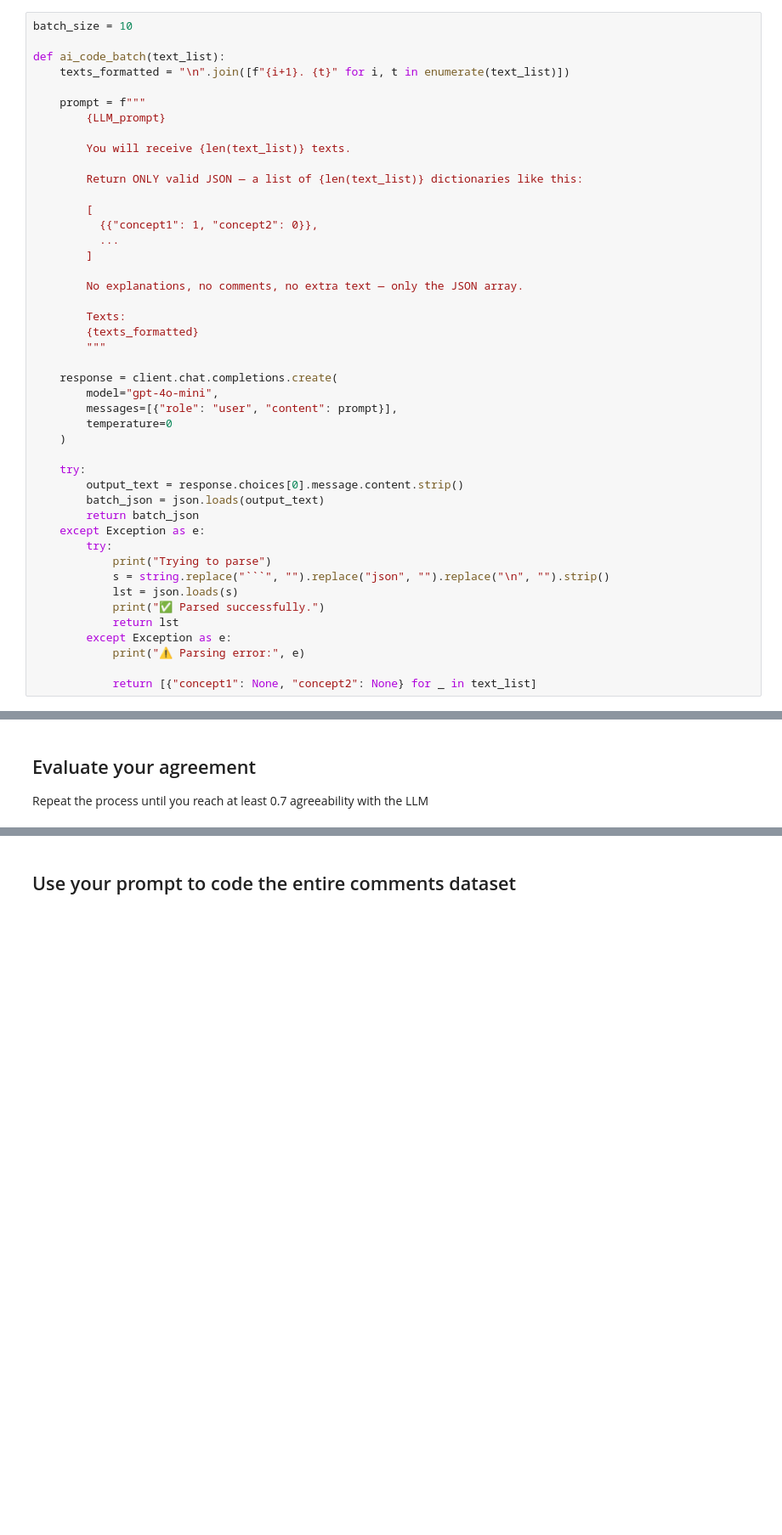
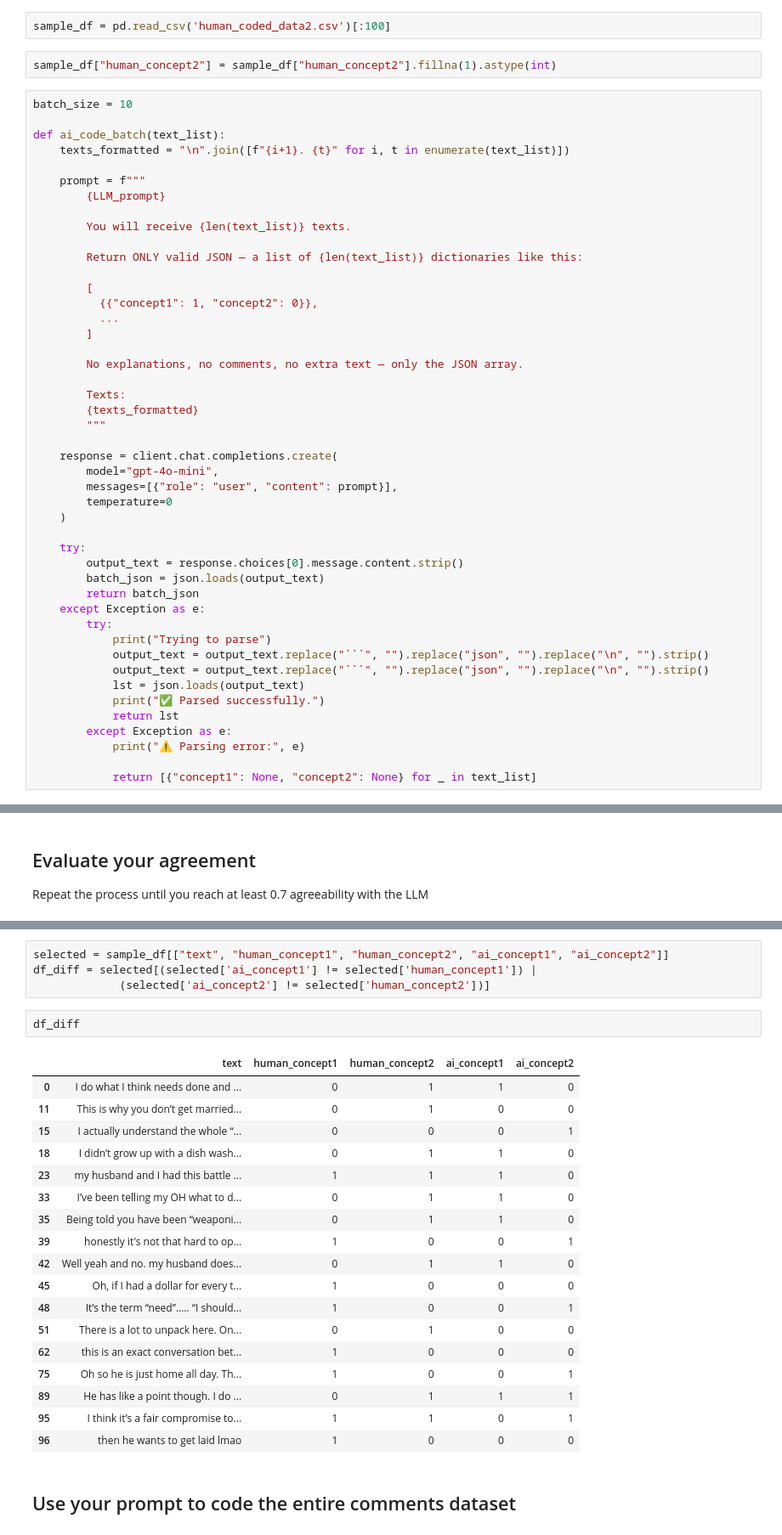
Before and after one commit to praachic/TikTok-Task, a Jupyter notebook: 01_tiktok_task.ipynb, the cells around one changed output, grey strips where cells are left out. Shown at 85% size. Drawn from its saved outputs; the diff is of its cells as text; blank space fills up the shorter version.

````diff
--- a/01_tiktok_task.ipynb
+++ b/01_tiktok_task.ipynb
@@ -228,3 +411,7 @@ sample_df = df.sample(n=100,random_state = 11).reset_index(drop=True)
+# %%
+sample_df = pd.read_csv('human_coded_data2.csv')[:100]
+# %%
+sample_df["human_concept2"] = sample_df["human_concept2"].fillna(1).astype(int)
 # %%
 batch_size = 10
 
@@ -262,8 +449,9 @@ def ai_code_batch(text_list):
     except Exception as e:
         try:
             print("Trying to parse")
-            s = string.replace("```", "").replace("json", "").replace("\n", "").strip()
-            lst = json.loads(s)
+            output_text = output_text.replace("```", "").replace("json", "").replace("\n", "").strip()
+            output_text = output_text.replace("```", "").replace("json", "").replace("\n", "").strip()
+            lst = json.loads(output_text)
             print("✅ Parsed successfully.")
             return lst
         except Exception as e:
@@ -347,3 +515,28 @@ Krippendorff’s Alpha between Human and AI:
+# %%
+selected = sample_df[["text", "human_concept1", "human_concept2", "ai_concept1", "ai_concept2"]]
+df_diff = selected[(selected['ai_concept1'] != selected['human_concept1']) |
+             (selected['ai_concept2'] != selected['human_concept2'])]
+# %%
+df_diff
+# %% [output]
+|  | text | human_concept1 | human_concept2 | ai_concept1 | ai_concept2 |
+| 0 | I do what I think needs done and ... | 0 | 1 | 1 | 0 |
+| 11 | This is why you don’t get married... | 0 | 1 | 0 | 0 |
+| 15 | I actually understand the whole “... | 0 | 0 | 0 | 1 |
+| 18 | I didn’t grow up with a dish wash... | 0 | 1 | 1 | 0 |
+| 23 | my husband and I had this battle ... | 1 | 1 | 1 | 0 |
+| 33 | I’ve been telling my OH what to d... | 0 | 1 | 1 | 0 |
+| 35 | Being told you have been “weaponi... | 0 | 1 | 1 | 0 |
+| 39 | honestly it's not that hard to op... | 1 | 0 | 0 | 1 |
+| 42 | Well yeah and no. my husband does... | 0 | 1 | 1 | 0 |
+| 45 | Oh, if I had a dollar for every t... | 1 | 0 | 0 | 0 |
+| 48 | It’s the term “need”….. “I should... | 1 | 0 | 0 | 1 |
+| 51 | There is a lot to unpack here. On... | 0 | 1 | 0 | 0 |
+| 62 | this is an exact conversation bet... | 1 | 0 | 0 | 0 |
+| 75 | Oh so he is just home all day. Th... | 1 | 0 | 0 | 1 |
+| 89 | He has like a point though. I do ... | 0 | 1 | 1 | 1 |
+| 95 | I think it’s a fair compromise to... | 1 | 1 | 0 | 1 |
+| 96 | then he wants to get laid lmao | 1 | 0 | 0 | 0 |
 # %% [markdown]
 ## Use your prompt to code the entire comments dataset
 # %%
````
Also changed, not shown: parts of 18 cells of this notebook, 1 other file.
